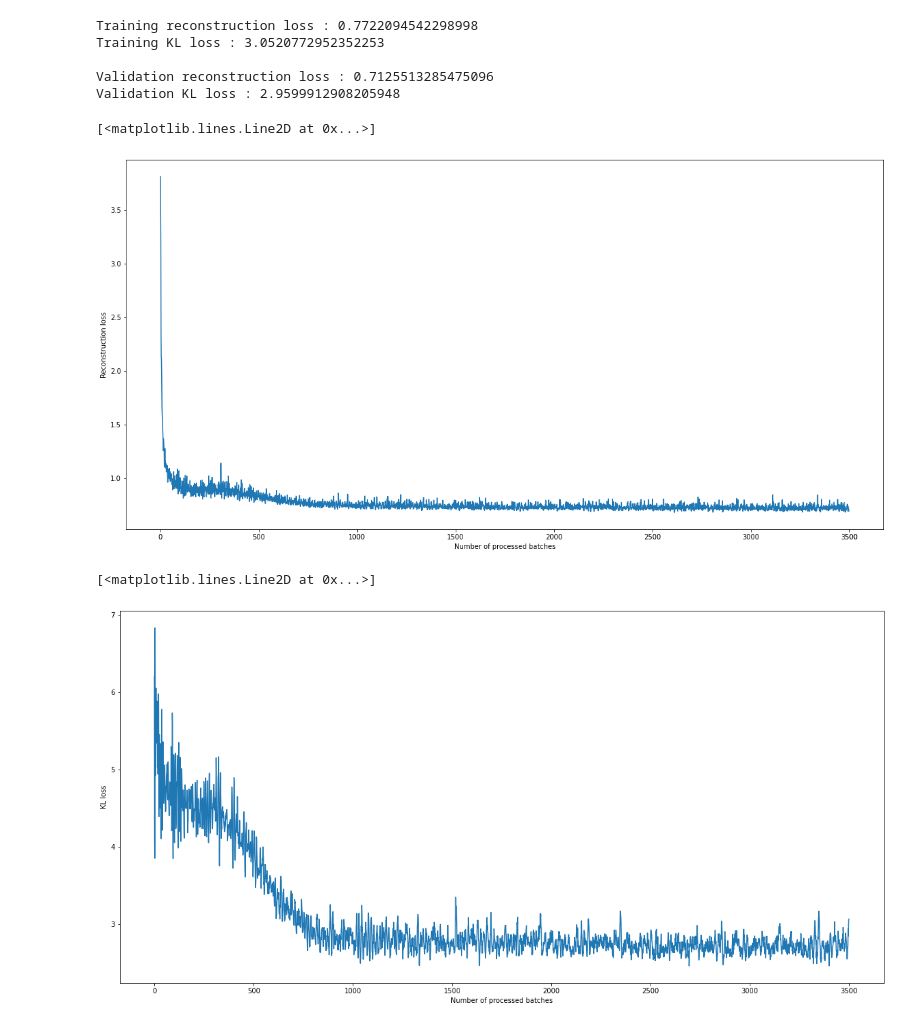
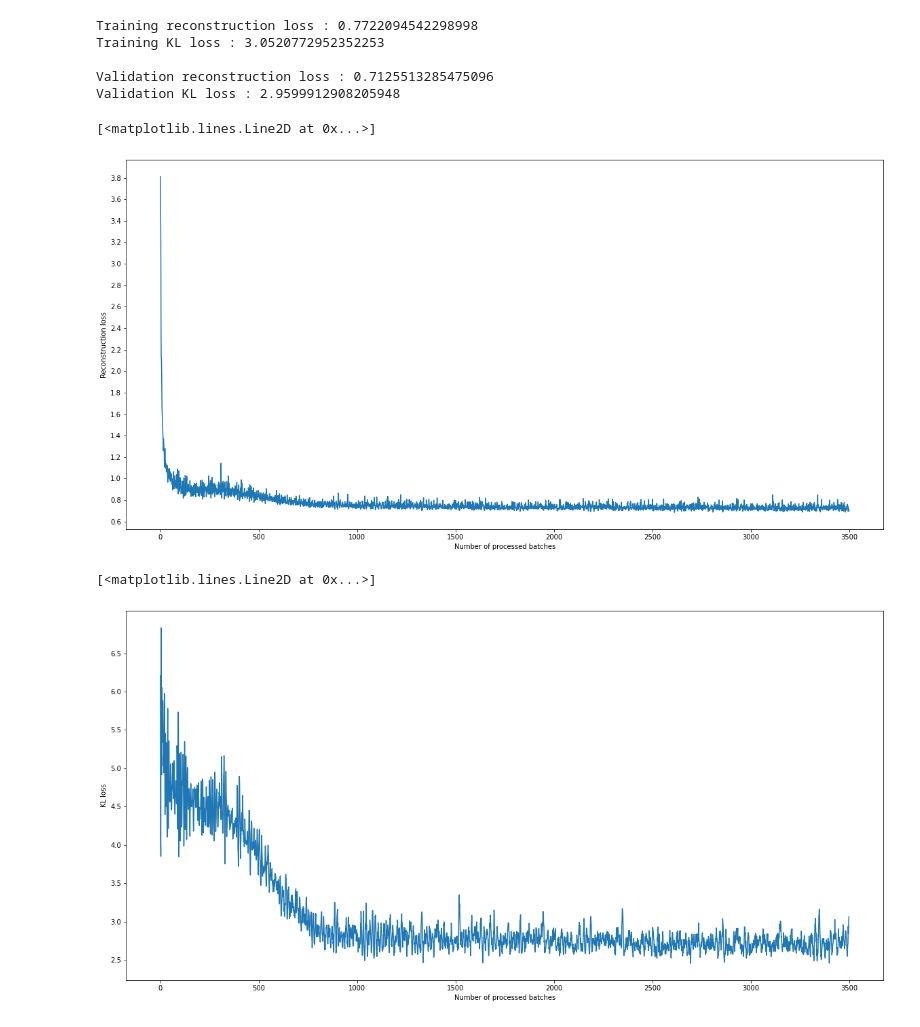
Before and after one commit to abdouskamel/Molecular-Graph-Generation, a Jupyter notebook: train.ipynb, the cells around one changed output. Cells and saved outputs as stored; diff of their text form; code cells hidden in the pictures.

```diff
--- a/train.ipynb
+++ b/train.ipynb
@@ -154,18 +154,20 @@ Validation KL loss : 2.9599912908205948
 # Plot training reconstruction loss
 plt.ylabel('Reconstruction loss')
 plt.xlabel('Number of processed batches')
+plt.yticks(np.arange(0, 4, step=0.2))
 plt.plot(recon_loss_history)
 # %% [output]
 [<matplotlib.lines.Line2D at 0x...>]
-[figure, old version]
+[figure, new version]
 # %%
 # Plot training KL loss
 plt.ylabel('KL loss')
 plt.xlabel('Number of processed batches')
+plt.yticks(np.arange(0, 7, step=0.5))
 plt.plot(kl_loss_history)
 # %% [output]
 [<matplotlib.lines.Line2D at 0x...>]
-[figure, old version]
+[figure, new version]
 # %%
 # Save model to disk
 torch.save(model.state_dict(), "trained_model.pkl")
```
Also changed, not shown: 3 other files.
